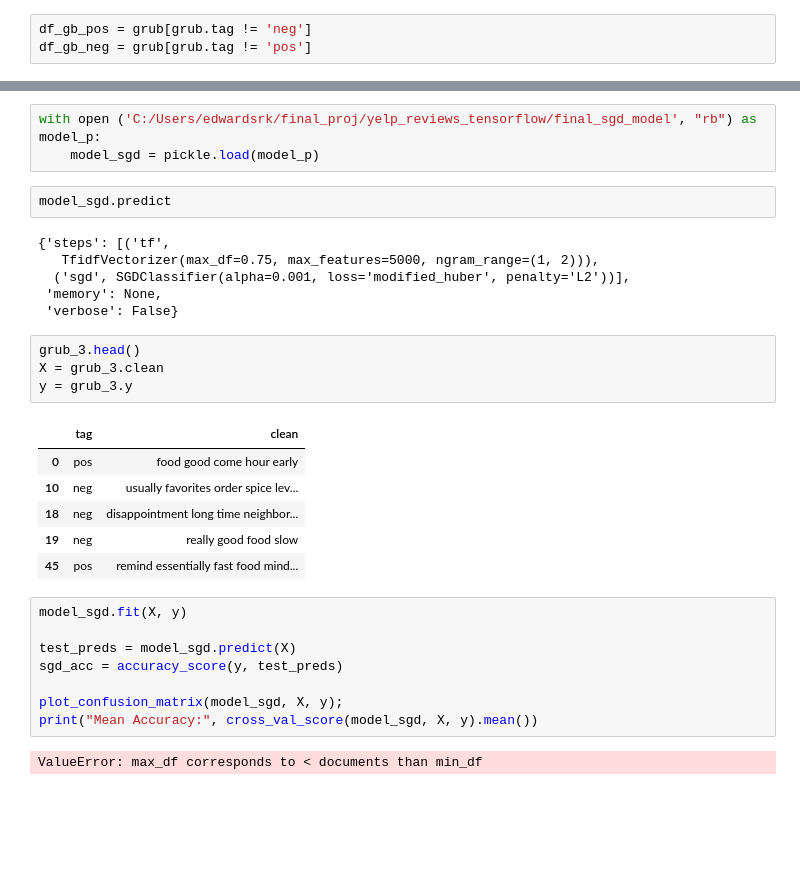
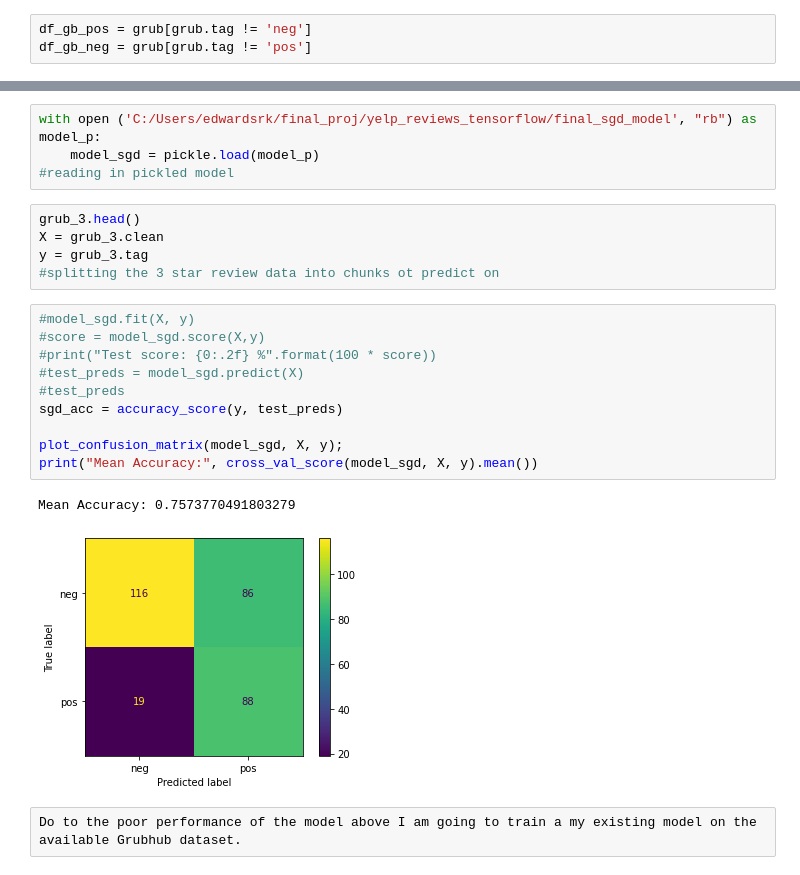
Before and after one commit to edwardsrk/yelp_reviews_tensorflow, a Jupyter notebook: yelp_final_notebook.ipynb, the cells around one changed output, grey strips where cells are left out. Saved outputs shown, nothing was run; the diff lists cells and outputs as text; blank space fills up the shorter version.

Commit message:
grubhub model bad

```diff
--- a/yelp_final_notebook.ipynb
+++ b/yelp_final_notebook.ipynb
@@ -1202,32 +1186,24 @@ See the caveats in the documentation: https://pandas.pydata.org/pandas-docs/stab
 # %%
 with open ('C:/Users/edwardsrk/final_proj/yelp_reviews_tensorflow/final_sgd_model', "rb") as model_p:
     model_sgd = pickle.load(model_p)
+#reading in pickled model
-# %%
-model_sgd.predict
-# %% [output]
-{'steps': [('tf',
-   TfidfVectorizer(max_df=0.75, max_features=5000, ngram_range=(1, 2))),
-  ('sgd', SGDClassifier(alpha=0.001, loss='modified_huber', penalty='L2'))],
- 'memory': None,
- 'verbose': False}
 # %%
 grub_3.head()
 X = grub_3.clean
-y = grub_3.y
+y = grub_3.tag
+#splitting the 3 star review data into chunks ot predict on
-# %% [output]
-|  | tag | clean |
-| 0 | pos | food good come hour early |
-| 10 | neg | usually favorites order spice lev... |
-| 18 | neg | disappointment long time neighbor... |
-| 19 | neg | really good food slow |
-| 45 | pos | remind essentially fast food mind... |
 # %%
-model_sgd.fit(X, y)
-
-test_preds = model_sgd.predict(X)
+#model_sgd.fit(X, y)
+#score = model_sgd.score(X,y)
+#print("Test score: {0:.2f} %".format(100 * score))
+#test_preds = model_sgd.predict(X)
+#test_preds
 sgd_acc = accuracy_score(y, test_preds)
 
 plot_confusion_matrix(model_sgd, X, y);
 print("Mean Accuracy:", cross_val_score(model_sgd, X, y).mean())
 # %% [output]
-ValueError: max_df corresponds to < documents than min_df
+Mean Accuracy: 0.7573770491803279
+[figure, added]
+# %%
+Do to the poor performance of the model above I am going to train a my existing model on the available Grubhub dataset.
```
Also changed, not shown: parts of 22 cells of this notebook.
